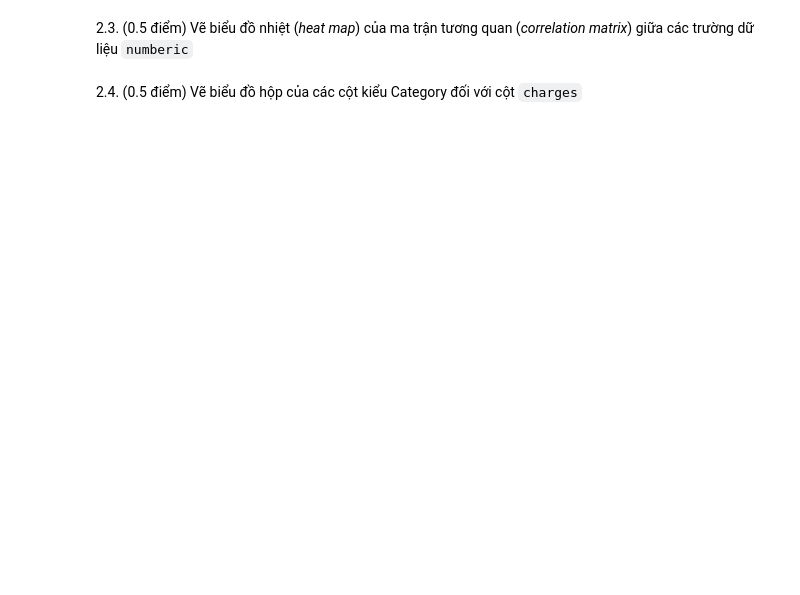
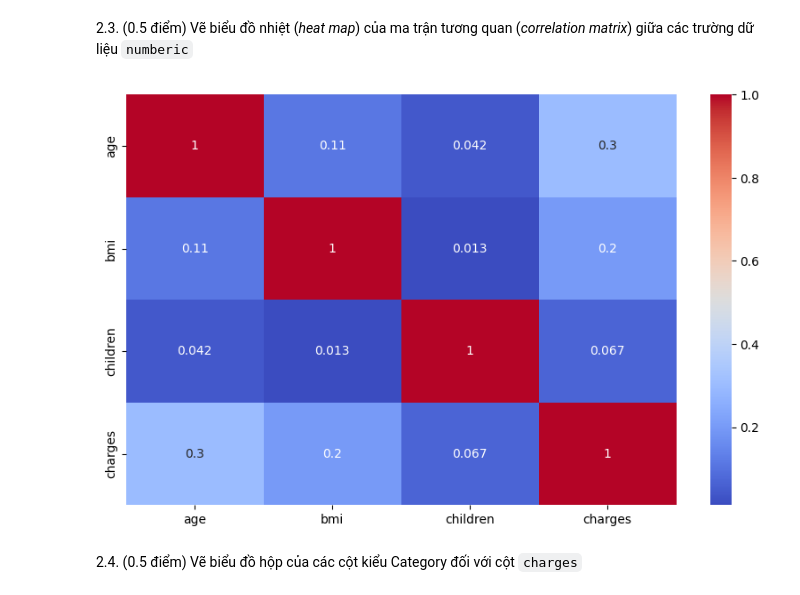
Before and after one commit to baovin/ML_homework, a Jupyter notebook: test_1_Question.ipynb, the cells around one changed output. Cells and saved outputs as stored; diff of their text form; code cells hidden in the pictures; blank space fills up the shorter version.

```diff
--- a/test_1_Question.ipynb
+++ b/test_1_Question.ipynb
@@ -82,3 +163,15 @@ random_state = 42
+# %%
+######################
+# Gợi ý: heatmap của Seaborn
+# Code
+data_numberic = data.select_dtypes(include=[np.number])
+plt.figure(figsize=(10, 6))
+sns.heatmap(data_numberic.corr(), annot=True, cmap='coolwarm')
+plt.show()
+
+######################
+# %% [output]
+[figure, added]
 # %% [markdown]
 2.4. (0.5 điểm) Vẽ biểu đồ hộp của các cột kiểu Category đối với cột `charges`
 # %%
```
Also changed, not shown: parts of 22 cells of this notebook.
